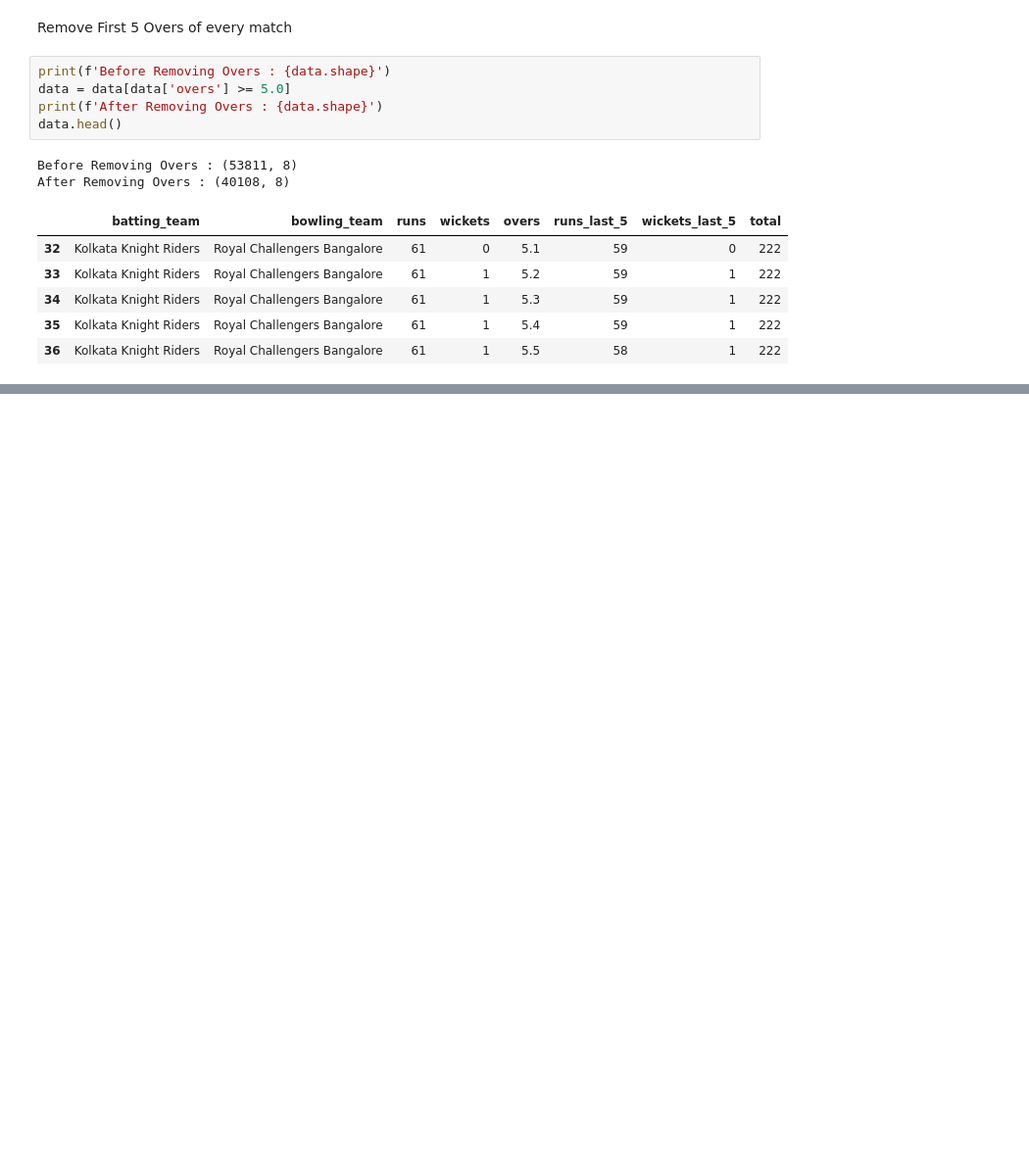
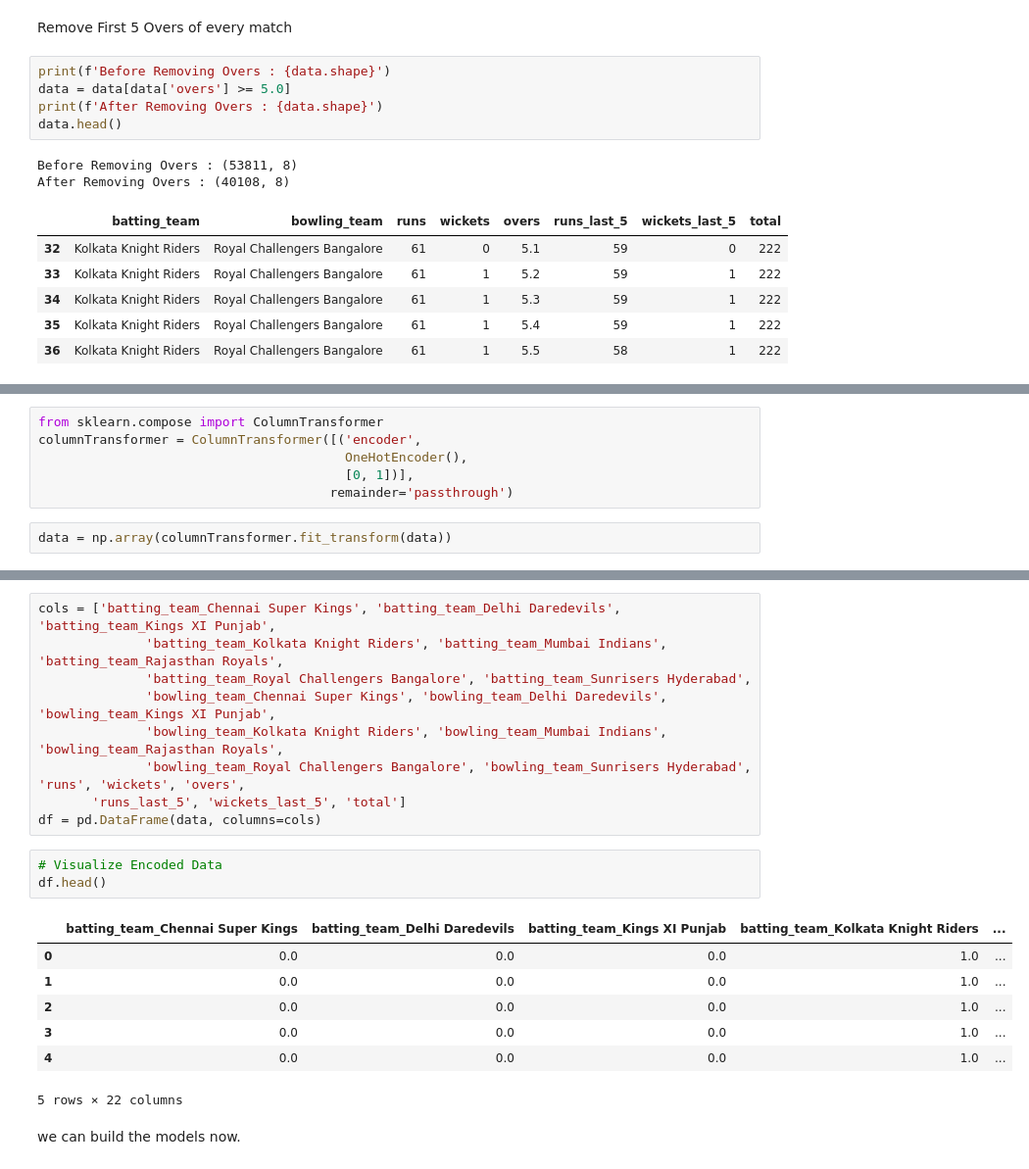
Before and after one commit to venkatnadella/IPL-Predictor, a Jupyter notebook: ipl_score_predictor.ipynb, the cells around one changed output, grey strips where cells are left out. Shown at 98% size. Cells and saved outputs as stored; diff of their text form; blank space fills up the shorter version.

```diff
--- a/ipl_score_predictor.ipynb
+++ b/ipl_score_predictor.ipynb
@@ -172,0 +204,8 @@ After Removing Overs : (40108, 8)
+# %%
+from sklearn.compose import ColumnTransformer
+columnTransformer = ColumnTransformer([('encoder',
+                                        OneHotEncoder(),
+                                        [0, 1])],
+                                      remainder='passthrough')
+# %%
+data = np.array(columnTransformer.fit_transform(data))
@@ -172,0 +214,22 @@ After Removing Overs : (40108, 8)
+# %%
+cols = ['batting_team_Chennai Super Kings', 'batting_team_Delhi Daredevils', 'batting_team_Kings XI Punjab',
+              'batting_team_Kolkata Knight Riders', 'batting_team_Mumbai Indians', 'batting_team_Rajasthan Royals',
+              'batting_team_Royal Challengers Bangalore', 'batting_team_Sunrisers Hyderabad',
+              'bowling_team_Chennai Super Kings', 'bowling_team_Delhi Daredevils', 'bowling_team_Kings XI Punjab',
+              'bowling_team_Kolkata Knight Riders', 'bowling_team_Mumbai Indians', 'bowling_team_Rajasthan Royals',
+              'bowling_team_Royal Challengers Bangalore', 'bowling_team_Sunrisers Hyderabad', 'runs', 'wickets', 'overs',
+       'runs_last_5', 'wickets_last_5', 'total']
+df = pd.DataFrame(data, columns=cols)
+# %%
+# Visualize Encoded Data
+df.head()
+# %% [output]
+|  | batting_team_Chennai Super Kings | batting_team_Delhi Daredevils | batting_team_Kings XI Punjab | batting_team_Kolkata Knight Riders | ... |
+| 0 | 0.0 | 0.0 | 0.0 | 1.0 | ... |
+| 1 | 0.0 | 0.0 | 0.0 | 1.0 | ... |
+| 2 | 0.0 | 0.0 | 0.0 | 1.0 | ... |
+| 3 | 0.0 | 0.0 | 0.0 | 1.0 | ... |
+| 4 | 0.0 | 0.0 | 0.0 | 1.0 | ... |
+5 rows × 22 columns
+# %% [markdown]
+we can build the models now.
```
Also changed, not shown: parts of 10 cells of this notebook.
